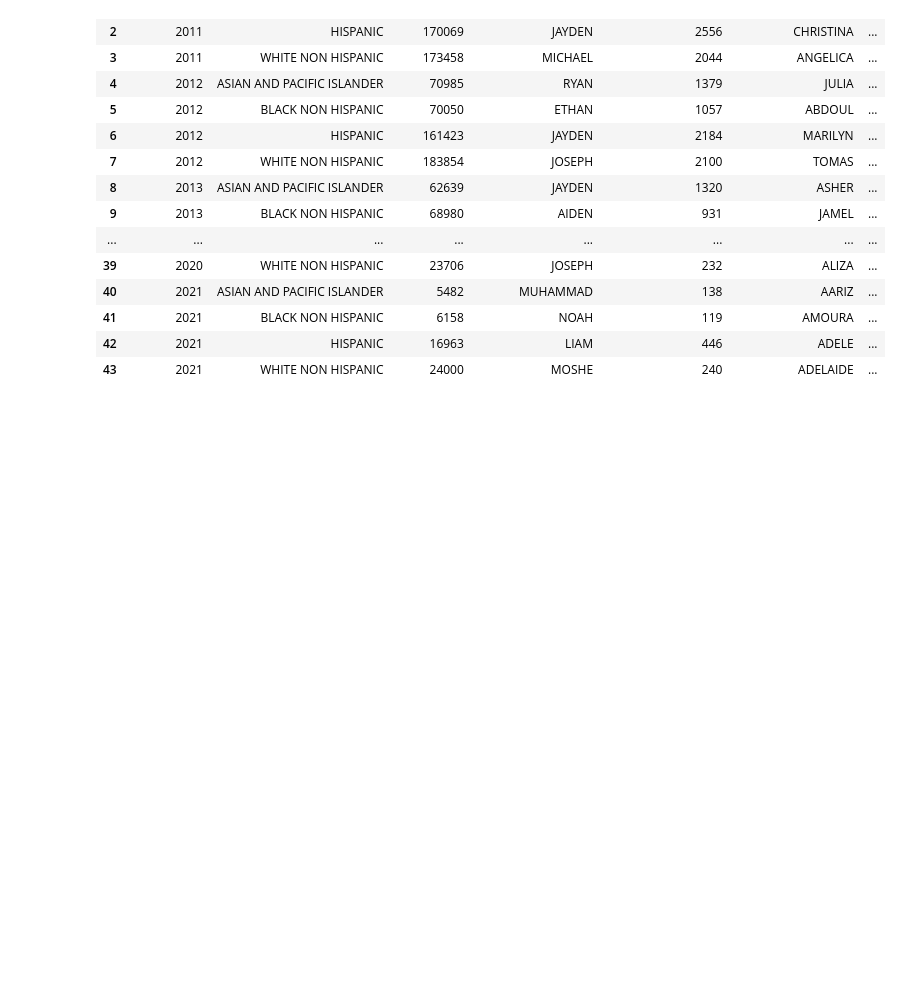
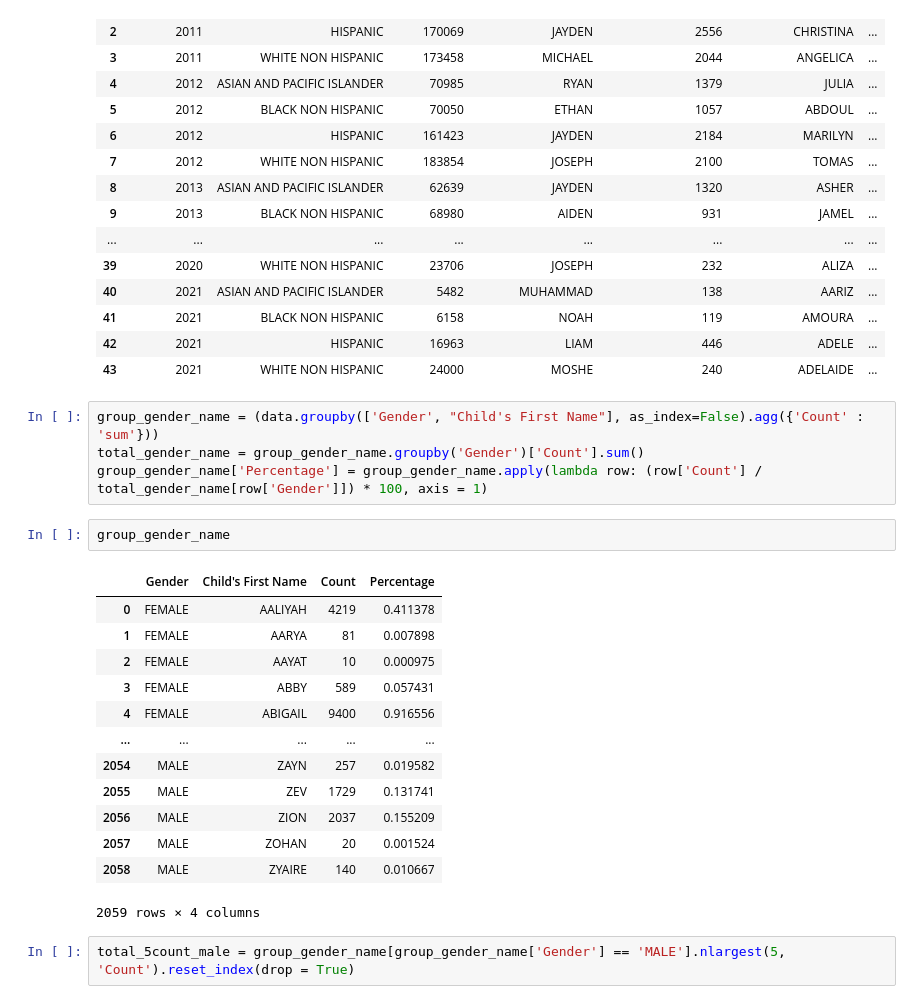
Before and after one commit to madheesunp/ISYEFinal, a Jupyter notebook: Jupyter Notebook/ISYEFinal.ipynb, the cells around one changed output. Saved outputs shown, nothing was run; the diff lists cells and outputs as text; blank space fills up the shorter version.

```diff
--- a/Jupyter Notebook/ISYEFinal.ipynb
+++ b/Jupyter Notebook/ISYEFinal.ipynb
@@ -112,3 +110,25 @@ summary_by_year_ethnicity
 | 41 | 2021 | BLACK NON HISPANIC | 6158 | NOAH | 119 | AMOURA | ... |
 | 42 | 2021 | HISPANIC | 16963 | LIAM | 446 | ADELE | ... |
 | 43 | 2021 | WHITE NON HISPANIC | 24000 | MOSHE | 240 | ADELAIDE | ... |
+# %%
+group_gender_name = (data.groupby(['Gender', "Child's First Name"], as_index=False).agg({'Count' : 'sum'}))
+total_gender_name = group_gender_name.groupby('Gender')['Count'].sum()
+group_gender_name['Percentage'] = group_gender_name.apply(lambda row: (row['Count'] / total_gender_name[row['Gender']]) * 100, axis = 1)
+# %%
+group_gender_name
+# %% [output]
+|  | Gender | Child's First Name | Count | Percentage |
+| 0 | FEMALE | AALIYAH | 4219 | 0.411378 |
+| 1 | FEMALE | AARYA | 81 | 0.007898 |
+| 2 | FEMALE | AAYAT | 10 | 0.000975 |
+| 3 | FEMALE | ABBY | 589 | 0.057431 |
+| 4 | FEMALE | ABIGAIL | 9400 | 0.916556 |
+| ... | ... | ... | ... | ... |
+| 2054 | MALE | ZAYN | 257 | 0.019582 |
+| 2055 | MALE | ZEV | 1729 | 0.131741 |
+| 2056 | MALE | ZION | 2037 | 0.155209 |
+| 2057 | MALE | ZOHAN | 20 | 0.001524 |
+| 2058 | MALE | ZYAIRE | 140 | 0.010667 |
+2059 rows × 4 columns
+# %%
+total_5count_male = group_gender_name[group_gender_name['Gender'] == 'MALE'].nlargest(5, 'Count').reset_index(drop = True)
```
Also changed, not shown: parts of 9 cells of this notebook, 3 other files.
